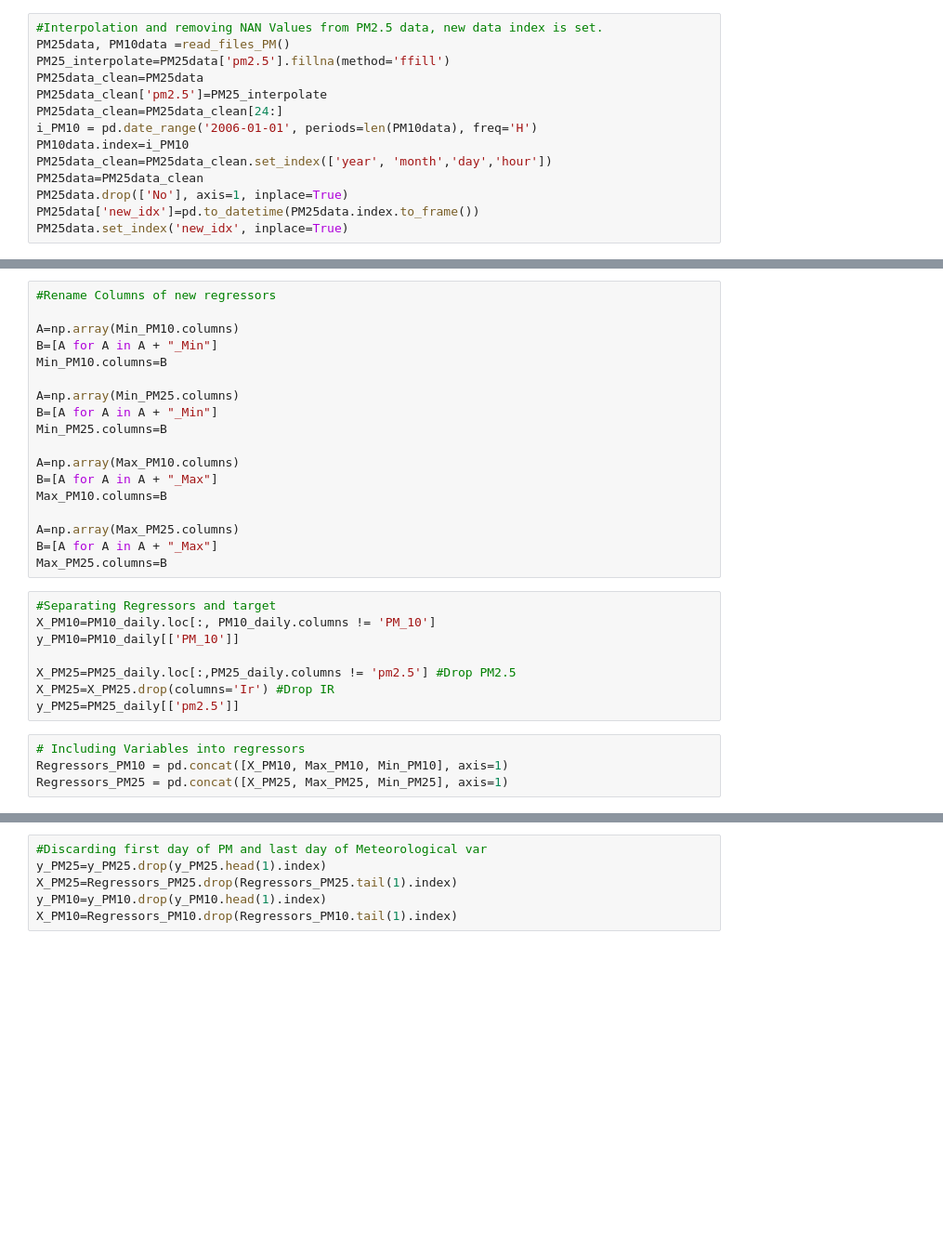
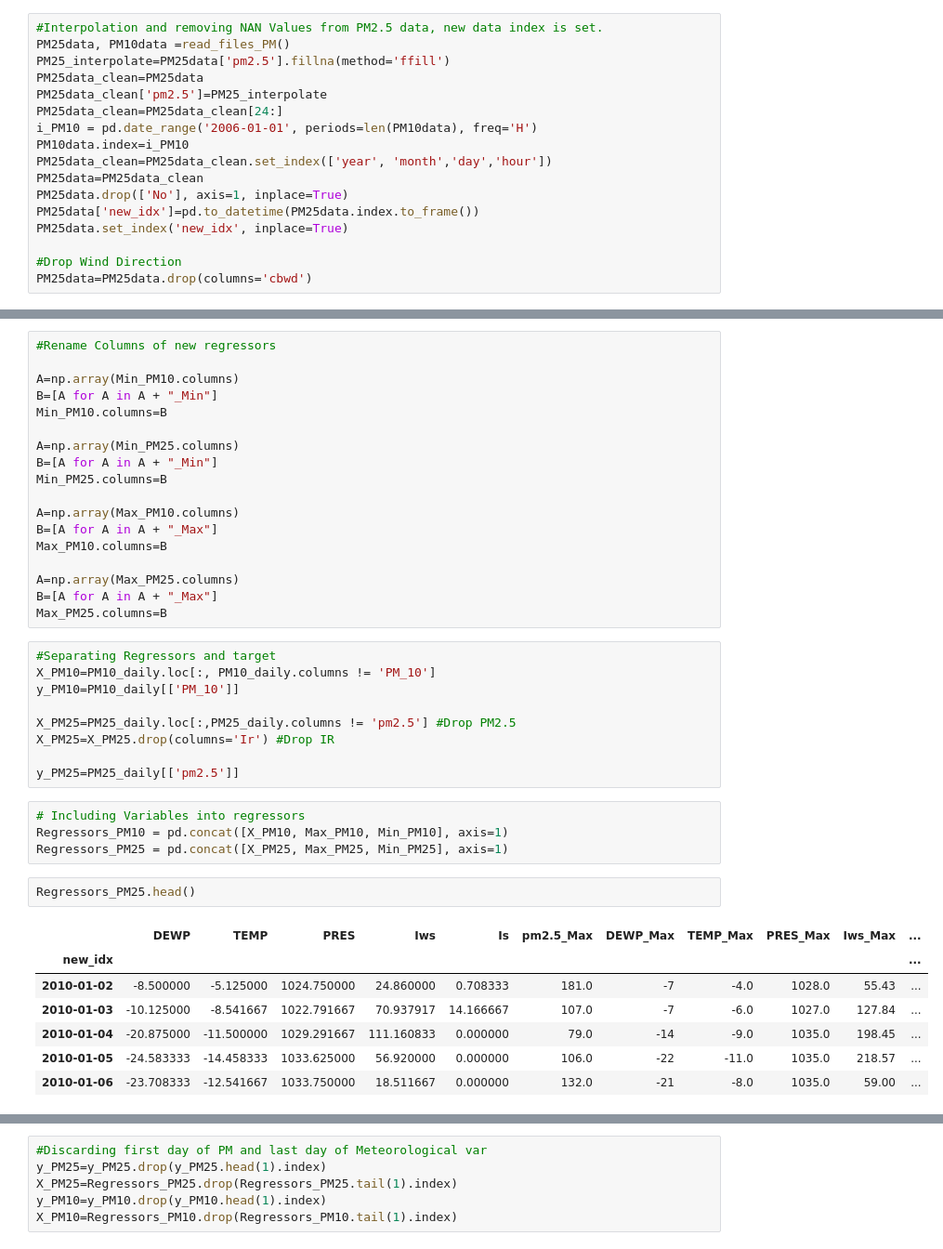
Before and after one commit to dtrianab/PM-Fcast-Python, a Jupyter notebook: PMs_Daily_Data_MultipleRegressors.ipynb, the cells around one changed output, grey strips where cells are left out. Shown at 93% size. Saved outputs shown, nothing was run; the diff lists cells and outputs as text; blank space fills up the shorter version.

```diff
--- a/PMs_Daily_Data_MultipleRegressors.ipynb
+++ b/PMs_Daily_Data_MultipleRegressors.ipynb
@@ -51,6 +54,9 @@ PM25data=PM25data_clean
 PM25data.drop(['No'], axis=1, inplace=True)
 PM25data['new_idx']=pd.to_datetime(PM25data.index.to_frame())
 PM25data.set_index('new_idx', inplace=True)
+
+#Drop Wind Direction
+PM25data=PM25data.drop(columns='cbwd')
 # %% [markdown]
 ### Daily Regressors
 # %% [markdown]
@@ -114,8 +129,19 @@ y_PM10=PM10_daily[['PM_10']]
 
 X_PM25=PM25_daily.loc[:,PM25_daily.columns != 'pm2.5'] #Drop PM2.5
 X_PM25=X_PM25.drop(columns='Ir') #Drop IR
+
 y_PM25=PM25_daily[['pm2.5']]
 # %%
 # Including Variables into regressors
 Regressors_PM10 = pd.concat([X_PM10, Max_PM10, Min_PM10], axis=1)
 Regressors_PM25 = pd.concat([X_PM25, Max_PM25, Min_PM25], axis=1)
+# %%
+Regressors_PM25.head()
+# %% [output]
+|  | DEWP | TEMP | PRES | Iws | Is | pm2.5_Max | DEWP_Max | TEMP_Max | PRES_Max | Iws_Max | ... |
+| new_idx |  |  |  |  |  |  |  |  |  |  | ... |
+| 2010-01-02 | -8.500000 | -5.125000 | 1024.750000 | 24.860000 | 0.708333 | 181.0 | -7 | -4.0 | 1028.0 | 55.43 | ... |
+| 2010-01-03 | -10.125000 | -8.541667 | 1022.791667 | 70.937917 | 14.166667 | 107.0 | -7 | -6.0 | 1027.0 | 127.84 | ... |
+| 2010-01-04 | -20.875000 | -11.500000 | 1029.291667 | 111.160833 | 0.000000 | 79.0 | -14 | -9.0 | 1035.0 | 198.45 | ... |
+| 2010-01-05 | -24.583333 | -14.458333 | 1033.625000 | 56.920000 | 0.000000 | 106.0 | -22 | -11.0 | 1035.0 | 218.57 | ... |
+| 2010-01-06 | -23.708333 | -12.541667 | 1033.750000 | 18.511667 | 0.000000 | 132.0 | -21 | -8.0 | 1035.0 | 59.00 | ... |
```
Also changed, not shown: parts of 6 cells of this notebook, 8 other files.
